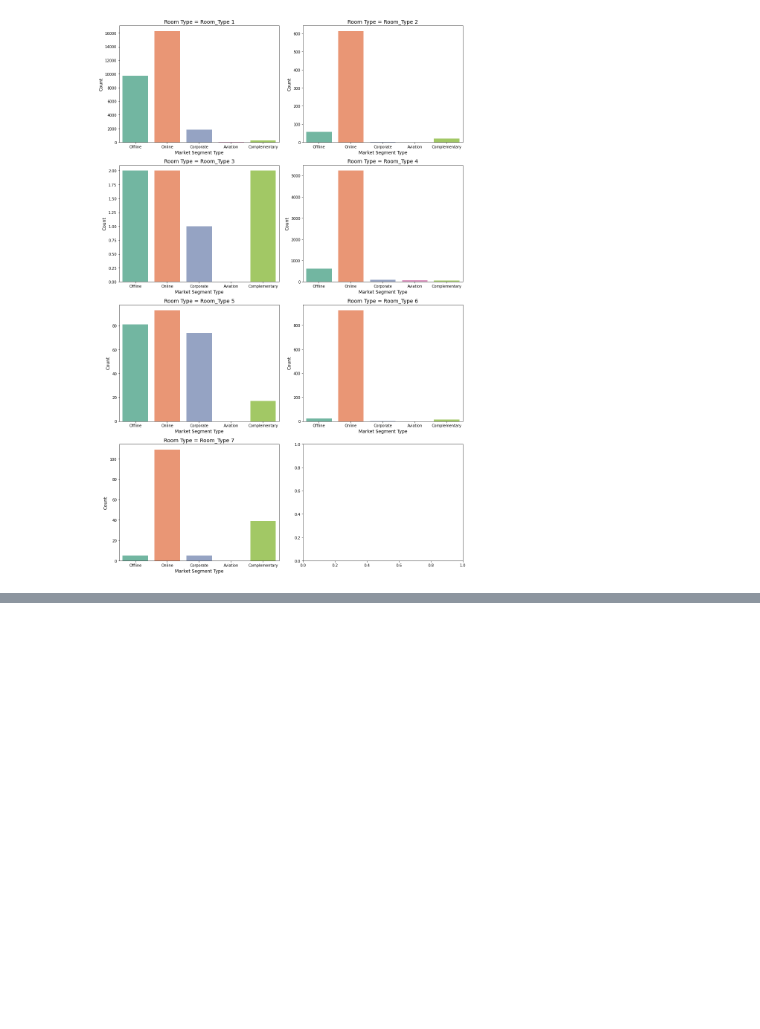
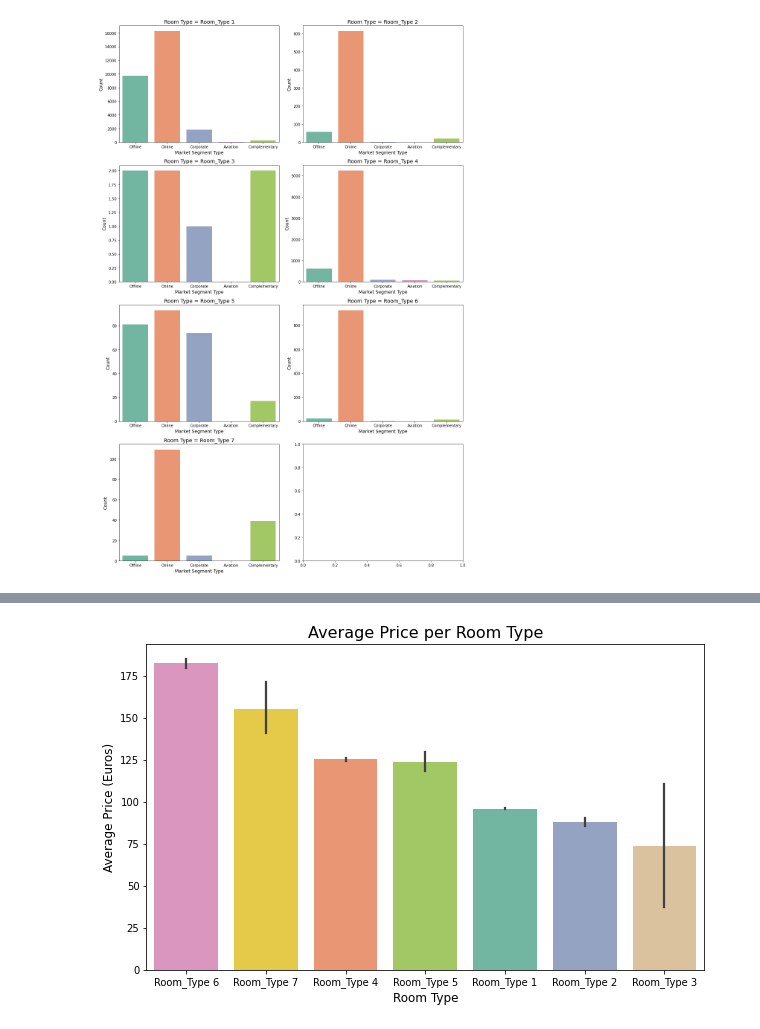
Before and after one commit to Cellula-Tech/Machine-Learning-2024-Winter-Intern-, a Jupyter notebook: cellula_first_task.ipynb, the cells around one changed output, grey strips where cells are left out. Cells and saved outputs as stored; diff of their text form; code cells hidden in the pictures; blank space fills up the shorter version.

Commit message:
added Average Price vs. Room Type plot

```diff
--- a/cellula_first_task.ipynb
+++ b/cellula_first_task.ipynb
@@ -88,0 +92,22 @@ plt.show()
+# %%
+average_prices = df.groupby('room type')['average price '].mean().reset_index()
+
+# Sort the room types by average price in descending order
+sorted_room_types = average_prices.sort_values(by='average price ', ascending=False)['room type']
+
+# Create the barplot
+plt.figure(figsize=(10, 6))
+sns.barplot(
+    x='room type',
+    y='average price ',
+    data=df,
+    hue='room type',
+    palette='Set2',
+    order=sorted_room_types
+)
+plt.title('Average Price per Room Type', fontsize=16)
+plt.xlabel('Room Type', fontsize=12)
+plt.ylabel('Average Price (Euros)', fontsize=12)
+plt.show()
+# %% [output]
+[figure, added]
```
Also changed, not shown: parts of 1 cell of this notebook.
